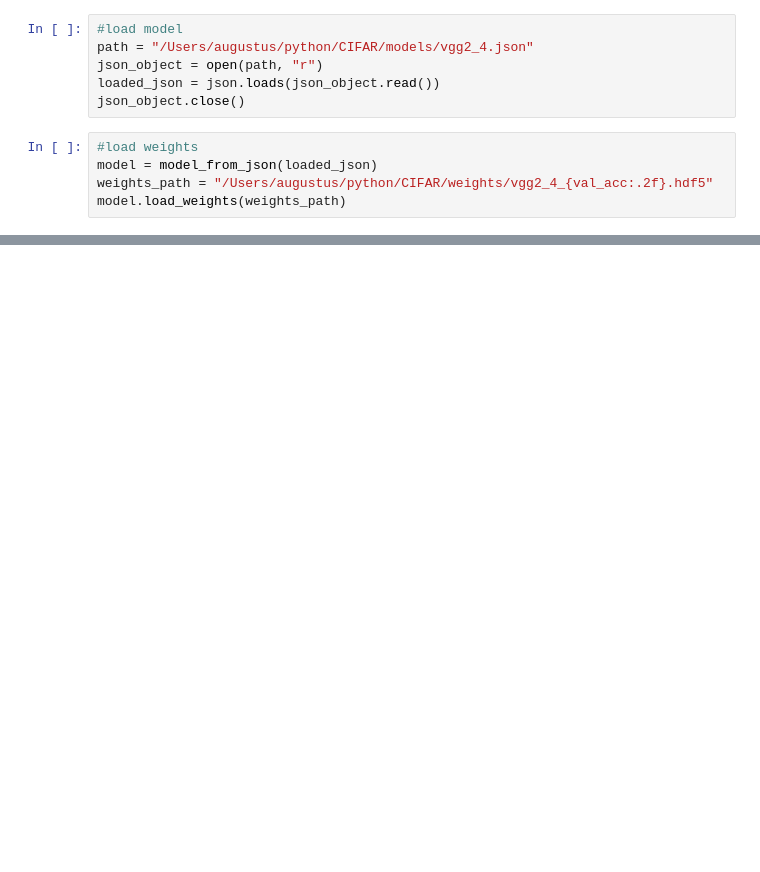
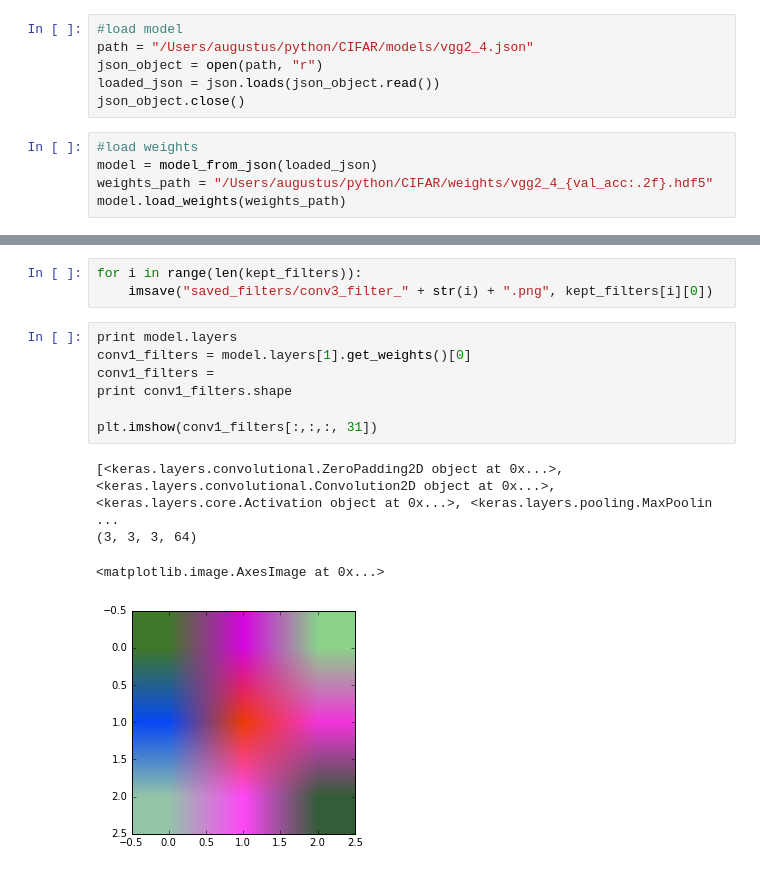
Before and after one commit to gusostow/cifar-capstone, a Jupyter notebook: notebooks/activity visualizations.ipynb, the cells around one changed output, grey strips where cells are left out. Cells and saved outputs as stored; diff of their text form; blank space fills up the shorter version.

```diff
--- a/notebooks/activity visualizations.ipynb
+++ b/notebooks/activity visualizations.ipynb
@@ -25,0 +164,15 @@ model.load_weights(weights_path)
+# %%
+for i in range(len(kept_filters)):
+    imsave("saved_filters/conv3_filter_" + str(i) + ".png", kept_filters[i][0])
+# %%
+print model.layers
+conv1_filters = model.layers[1].get_weights()[0]
+conv1_filters =
+print conv1_filters.shape
+
+plt.imshow(conv1_filters[:,:,:, 31])
+# %% [output]
+[<keras.layers.convolutional.ZeroPadding2D object at 0x...>, <keras.layers.convolutional.Convolution2D object at 0x...>, <keras.layers.core.Activation object at 0x...>, <keras.layers.pooling.MaxPoolin ...
+(3, 3, 3, 64)
+<matplotlib.image.AxesImage at 0x...>
+[figure, added]
```
Also changed, not shown: parts of 7 cells of this notebook, 53 other files.
